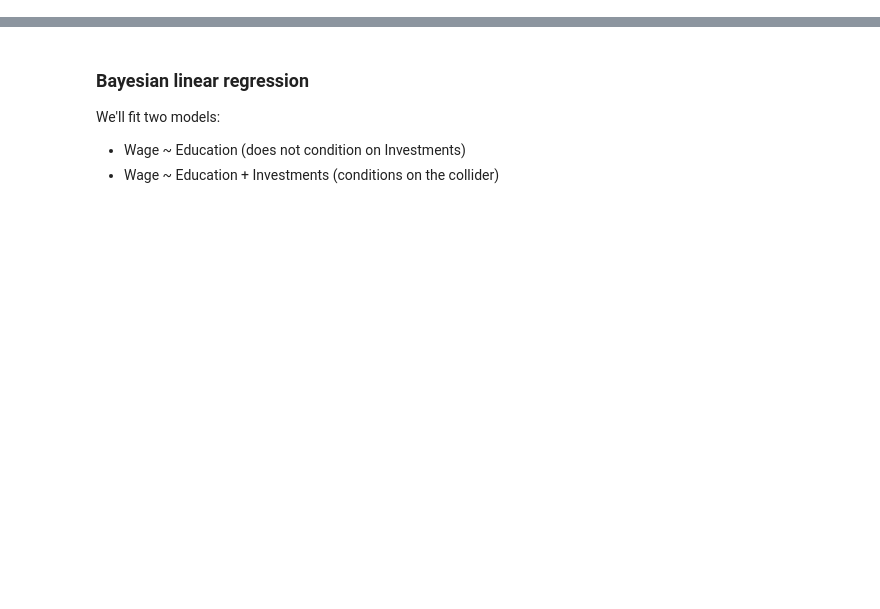
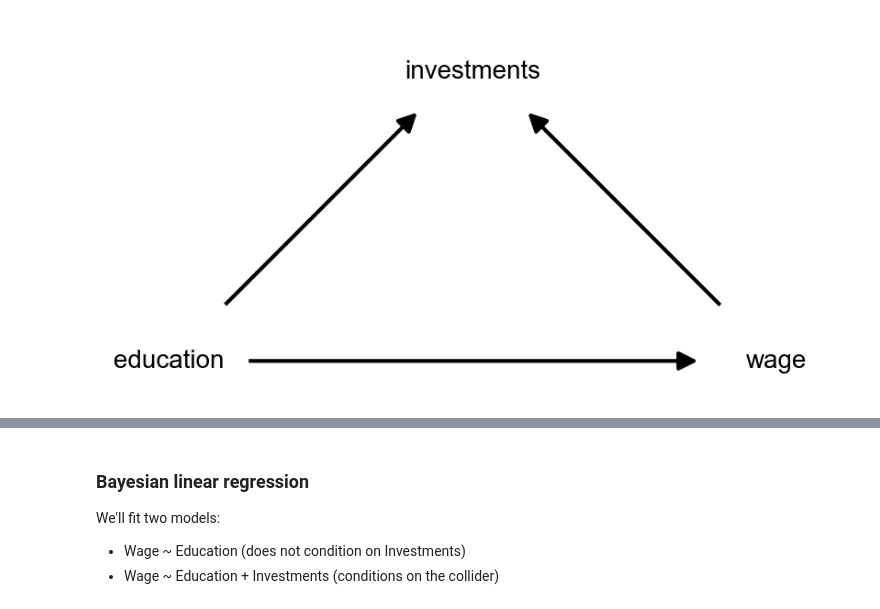
Before and after one commit to emilioMaddalena/causal-inference-studies, a Jupyter notebook: material/notebooks/education_wage_investments.ipynb, the cells around one changed output, grey strips where cells are left out. Drawn from its saved outputs; the diff is of its cells as text; code cells hidden in the pictures; blank space fills up the shorter version.

Commit message:
Refine plots, write conclusion

```diff
--- a/material/notebooks/education_wage_investments.ipynb
+++ b/material/notebooks/education_wage_investments.ipynb
@@ -23,8 +12,8 @@ import pandas as pd
 import pymc as pm
 import seaborn as sns
 
-np.random.seed(123)
+np.random.seed(111)
 warnings.filterwarnings('ignore')
 plt.style.use('seaborn-v0_8-whitegrid')
-sns.set_context("talk")
+sns.plotting_context("notebook")
 # %% [markdown]
@@ -32,30 +27,28 @@ sns.set_context("talk")
 # %%
-# The DAG
-
 EDU = 'education'
 WAGE = 'wage'
-INV = 'invest.'
+INV = '\ninvestments'
 nodes = [EDU, WAGE, INV]
 edges = [(EDU, WAGE), (EDU, INV), (WAGE, INV)]
 
 G = nx.DiGraph()
 G.add_nodes_from(nodes)
 G.add_edges_from(edges)
 
 # Position nodes in a diamond layout
 pos = {EDU: (0, 0), WAGE: (1, 0), INV: (0.5, 0.5),}
-node_colors = {EDU: 'lightblue', WAGE: 'lightblue', INV: '#b3de69'}
-node_color_list = [node_colors[node] for node in G.nodes()]
-
 basic_settings = {
-    "node_color": node_color_list, "node_size": 5000,
-    "font_size": 16,
-    "linewidths": 1.5,
-    "arrowsize": 25,
+    "node_color": 'white',
+    "node_size": 15000,
+    "font_size": 20,
+    "edgecolors": 'white',
+    "linewidths": 2.5,
+    "arrowsize": 30,
     "width": 3,
-    "edge_color": 'gray',
+    "edge_color": 'k',
     "arrows": True,
 }
-
-plt.figure(figsize=(8, 6))
+plt.figure(figsize=(8, 4))
 nx.draw(G, pos, with_labels=True, **basic_settings)
+# %% [output]
+[figure, added]
```
Also changed, not shown: parts of 8 cells of this notebook.
